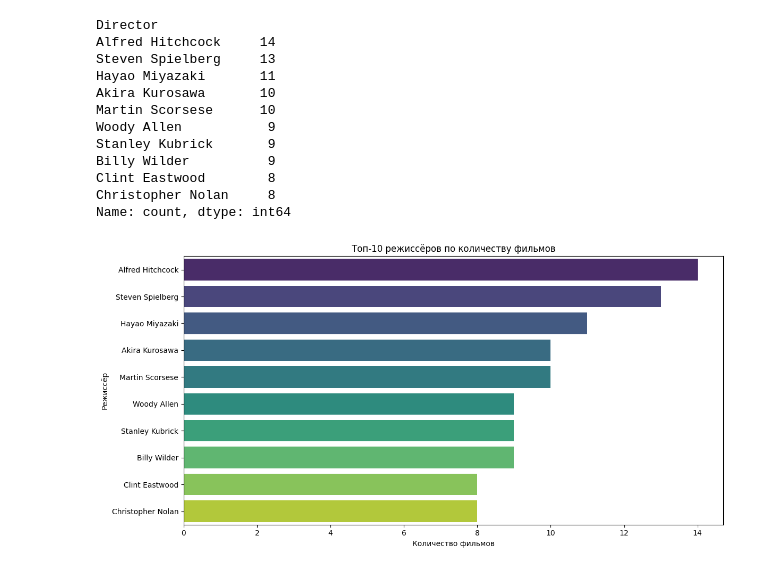
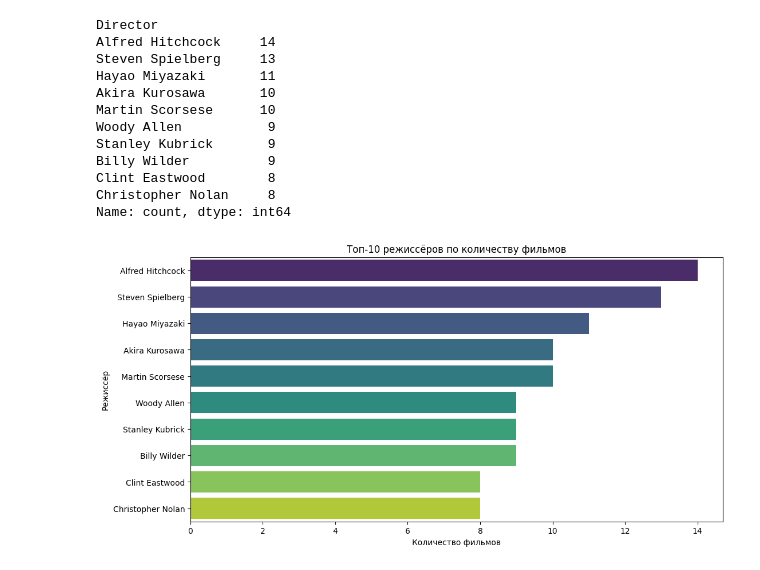
Before and after one commit to Denis-Egorov/Movie-dataset-analysis, a Jupyter notebook: analysis.ipynb, the cells around one changed output. Drawn from its saved outputs; the diff is of its cells as text; code cells hidden in the pictures.

Commit message:
Полный анализ для датасета imdb_top_1000

```diff
--- a/analysis.ipynb
+++ b/analysis.ipynb
@@ -5,7 +5,7 @@ import matplotlib.pyplot as plt
 import seaborn as sns
 # %%
 # Загрузка данных
-imdb_df = pd.read_csv("imdb_top_1000.csv")
+imdb_df = pd.read_csv("data\imdb_top_1000.csv")
 
 # Основая информация
 print("\nImdb_df")
@@ -139,23 +139,22 @@ Name: count, dtype: int64
 # %%
 plt.figure(figsize=(12, 6))
 
 # Преобразуем Series в DataFrame
 top_directors_df = top_directors.reset_index()
 top_directors_df.columns = ['Director', 'Movie_Count']
 
 sns.barplot(
     x='Movie_Count',
     y='Director',
     data=top_directors_df,
     hue='Director',
     palette='viridis',
     legend=False
 )
 
 plt.title('Топ-10 режиссёров по количеству фильмов')
 plt.xlabel('Количество фильмов')
 plt.ylabel('Режиссёр')
-plt.tight_layout()
 plt.show()
 # %% [output]
-[figure, old version]
+[figure, new version]
```
Also changed, not shown: parts of 7 cells of this notebook, 2 other files.
